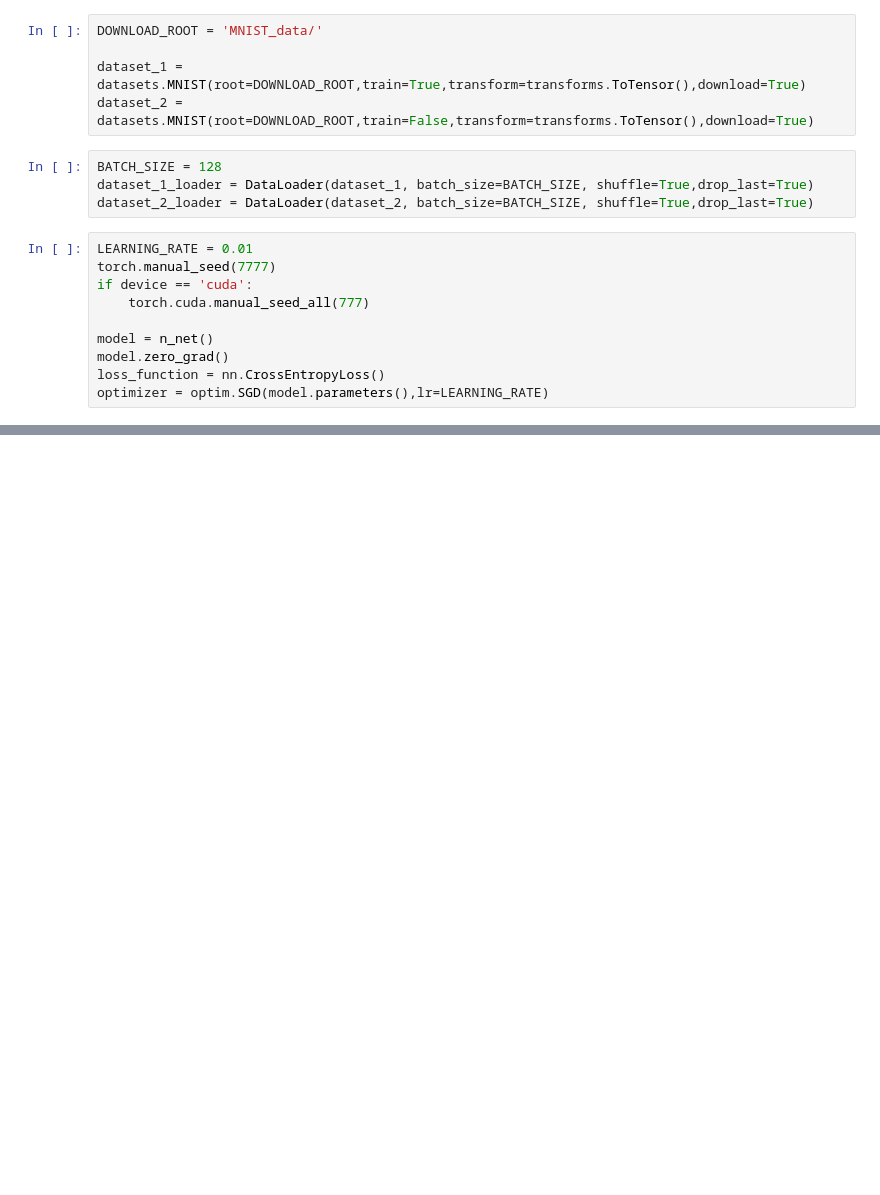
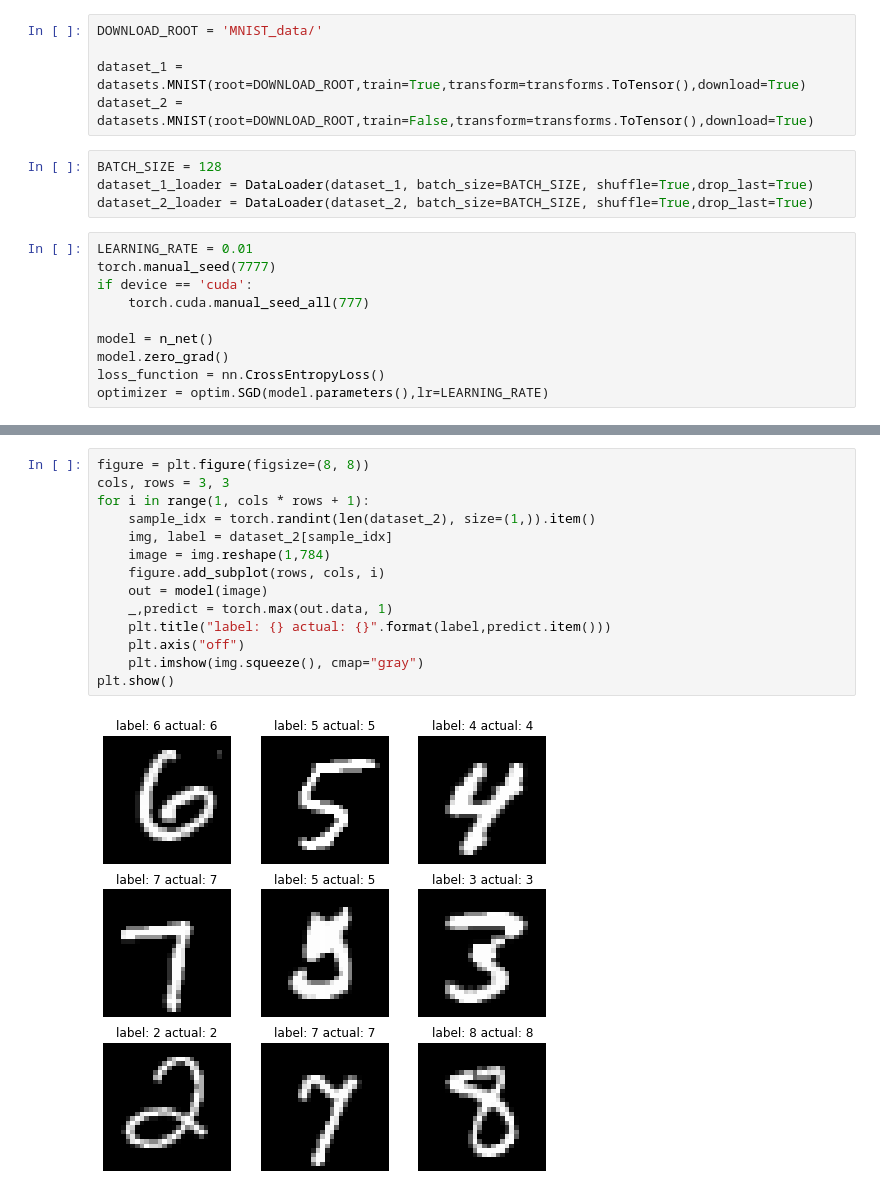
Before and after one commit to LimePencil/MNIST, a Jupyter notebook: MNIST_project/scratch.ipynb, the cells around one changed output, grey strips where cells are left out. Cells and saved outputs as stored; diff of their text form; blank space fills up the shorter version.

```diff
--- a/MNIST_project/scratch.ipynb
+++ b/MNIST_project/scratch.ipynb
@@ -109,0 +111,16 @@ plt.show()
+# %%
+figure = plt.figure(figsize=(8, 8))
+cols, rows = 3, 3
+for i in range(1, cols * rows + 1):
+    sample_idx = torch.randint(len(dataset_2), size=(1,)).item()
+    img, label = dataset_2[sample_idx]
+    image = img.reshape(1,784)
+    figure.add_subplot(rows, cols, i)
+    out = model(image)
+    _,predict = torch.max(out.data, 1)
+    plt.title("label: {} actual: {}".format(label,predict.item()))
+    plt.axis("off")
+    plt.imshow(img.squeeze(), cmap="gray")
+plt.show()
+# %% [output]
+[figure, added]
```
Also changed, not shown: parts of 3 cells of this notebook.
